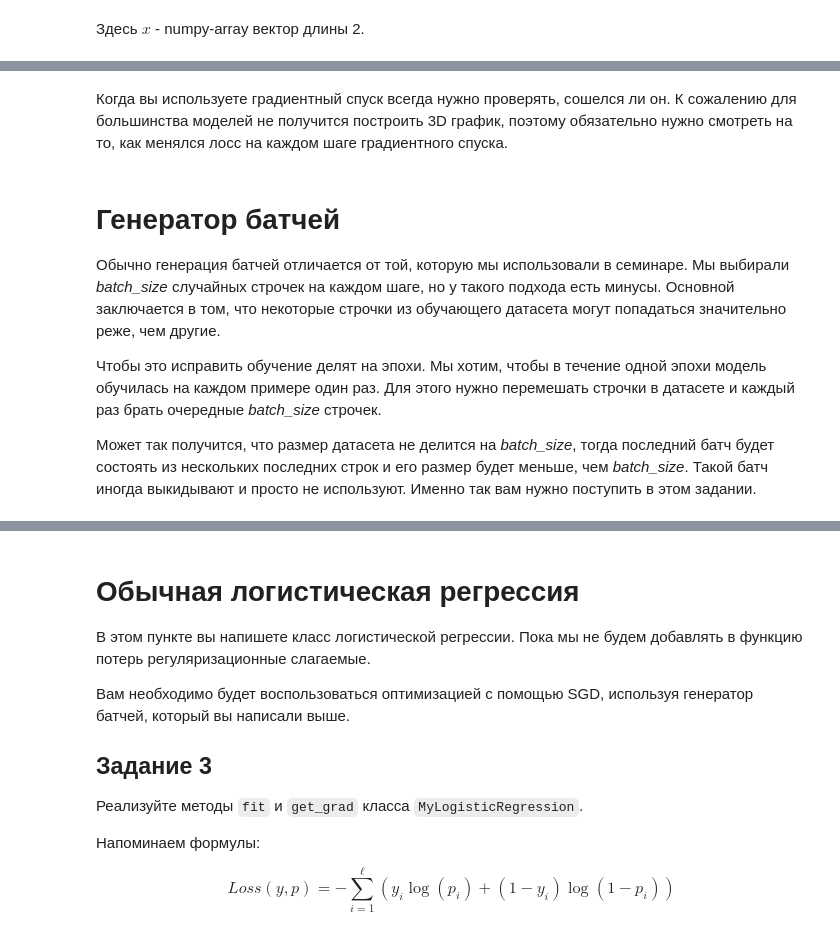
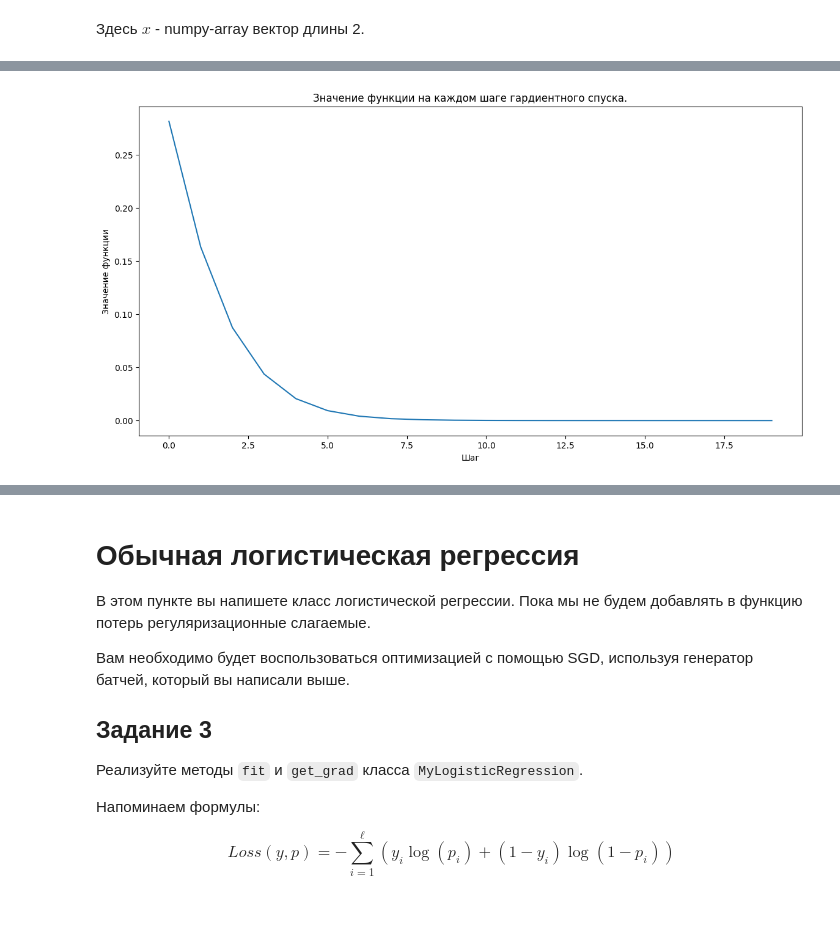
Before and after one commit to grvlko/ml-study, a Jupyter notebook: stepik-deep-learning-course/linear-models/linear_models.ipynb, the cells around one changed output, grey strips where cells are left out. Drawn from its saved outputs; the diff is of its cells as text; code cells hidden in the pictures.

```diff
--- a/stepik-deep-learning-course/linear-models/linear_models.ipynb
+++ b/stepik-deep-learning-course/linear-models/linear_models.ipynb
@@ -80,19 +65,10 @@ plt.show()
 # %%
 plt.figure(figsize=(14,7))
-plt.xlabel('grad descent step number')
-plt.ylabel('$f(x)$')
+plt.xlabel('Шаг')
+plt.ylabel('Значение функции')
 plt.title('Значение функции на каждом шаге гардиентного спуска.')
 
-f_values = list(map(lambda x: x[2], steps))
-plt.plot(f_values, label='gradient descent result')
-plt.legend()
+plt.plot(steps[:, 2], label='gradient descent result')
+plt.show()
+# %% [output]
+[figure, added]
-# %% [markdown]
-Когда вы используете градиентный спуск всегда нужно проверять, сошелся ли он. К сожалению для большинства моделей не получится построить 3D график, поэтому обязательно нужно смотреть на то, как менялся лосс на каждом шаге градиентного спуска.
-# %% [markdown]
-# Генератор батчей
-
-Обычно генерация батчей отличается от той, которую мы использовали в семинаре. Мы выбирали *batch_size* случайных строчек на каждом шаге, но у такого подхода есть минусы. Основной заключается в том, что некоторые строчки из обучающего датасета могут попадаться значительно реже, чем другие.
-
-Чтобы это исправить обучение делят на эпохи. Мы хотим, чтобы в течение одной эпохи модель обучилась на каждом примере один раз. Для этого нужно перемешать строчки в датасете и каждый раз брать очередные *batch_size* строчек.
-
-Может так получится, что размер датасета не делится на *batch_size*, тогда последний батч будет состоять из нескольких последних строк и его размер будет меньше, чем *batch_size*. Такой батч иногда выкидывают и просто не используют. Именно так вам нужно поступить в этом задании.
```
Also changed, not shown: parts of 13 cells of this notebook.
